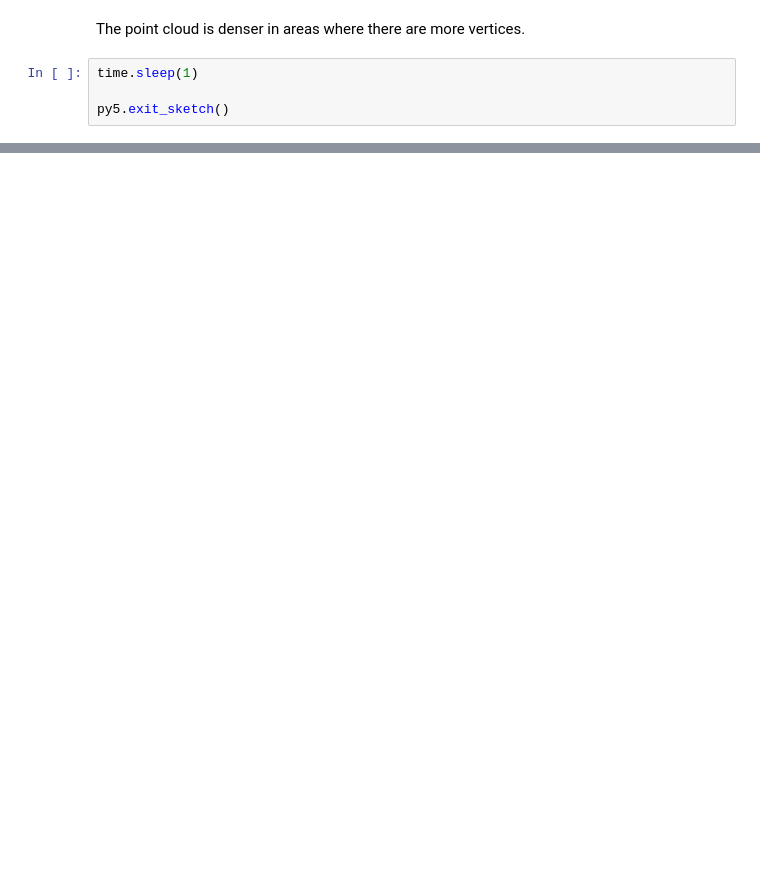
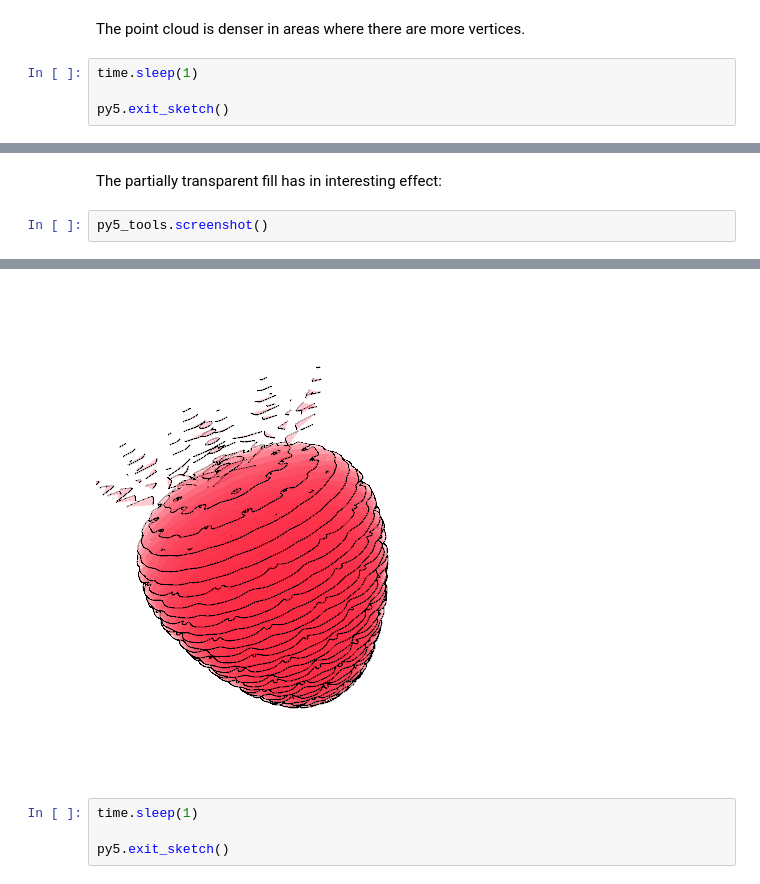
Before and after one commit to py5coding/py5book, a Jupyter notebook: integrations/trimesh.ipynb, the cells around one changed output, grey strips where cells are left out. Saved outputs shown, nothing was run; the diff lists cells and outputs as text; blank space fills up the shorter version.

```diff
--- a/integrations/trimesh.ipynb
+++ b/integrations/trimesh.ipynb
@@ -322,0 +396,5 @@ textures, lines_allow_fill
+# %% [markdown]
+The partially transparent fill has in interesting effect:
+# %%
+py5_tools.screenshot()
+# %% [output]
@@ -322,0 +402,5 @@ textures, lines_allow_fill
+[figure, added]
+# %%
+time.sleep(1)
+
+py5.exit_sketch()
```
Also changed, not shown: parts of 15 cells of this notebook, 5 other files.
